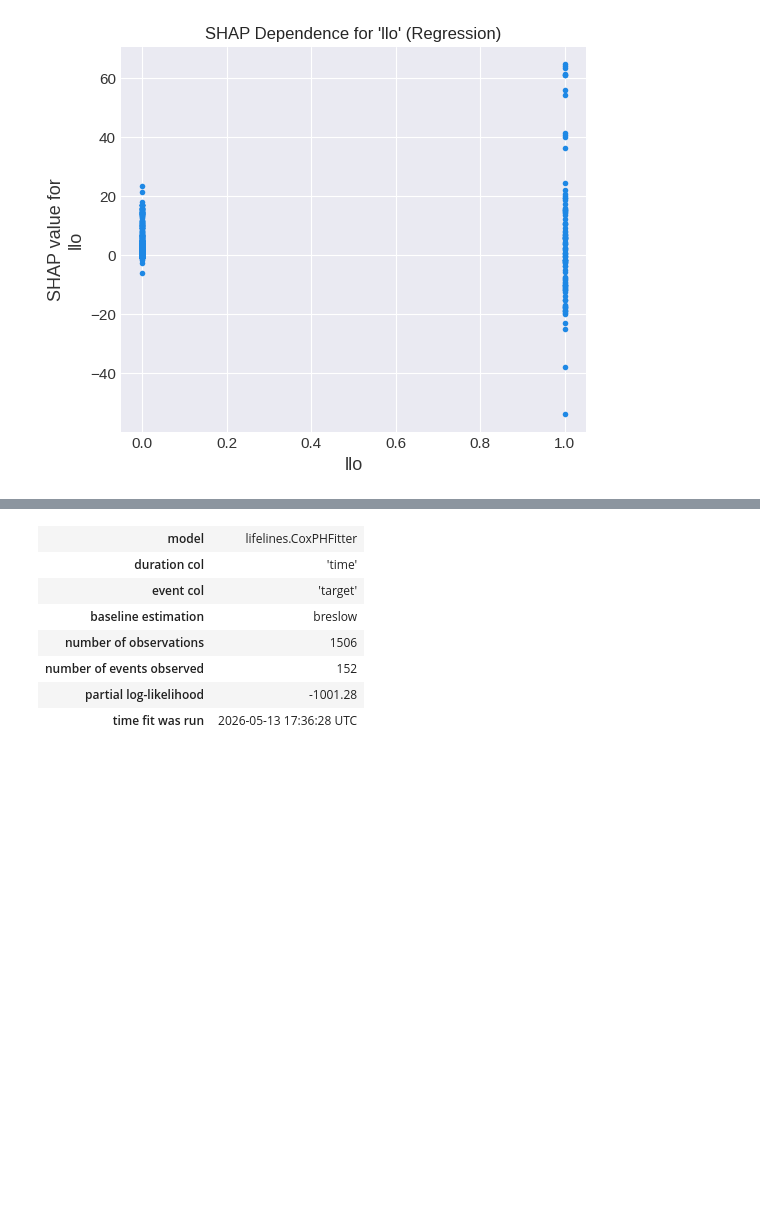
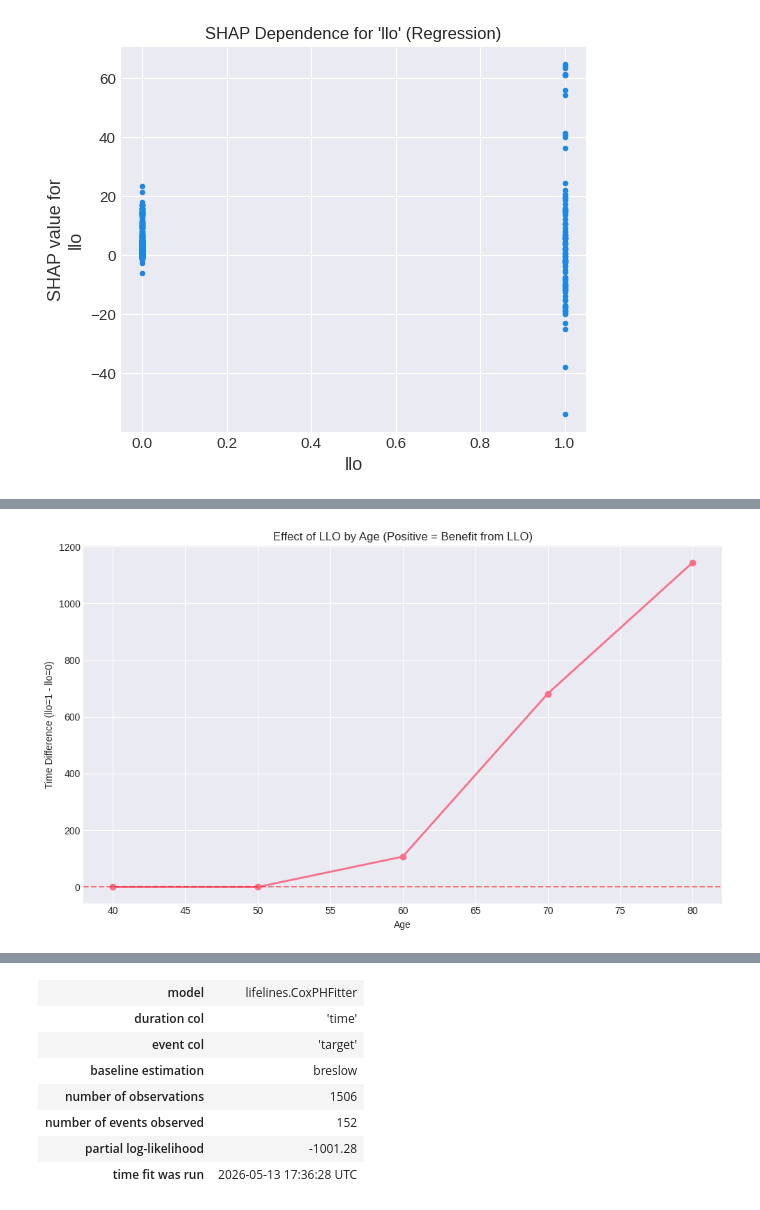
Before and after one commit to D2718281828nis/BioMedAI-Heart-Desease-LifeTime-Forecast, a Jupyter notebook: Analyse_LLO_feature_importance.ipynb, the cells around one changed output, grey strips where cells are left out. Cells and saved outputs as stored; diff of their text form; code cells hidden in the pictures; blank space fills up the shorter version.

```diff
--- a/Analyse_LLO_feature_importance.ipynb
+++ b/Analyse_LLO_feature_importance.ipynb
@@ -598,0 +849,84 @@ SHAP Interaction Plot for 'llo' and 'age':
+# %%
+# ## Method 2: Cox Model with Interaction Term
+
+# %% [code]
+# Prepare data with interaction term
+cph_data = df_upsampled[['time', 'target', 'llo', 'age', 'ef_hosp', 'crea']].copy()
+cph_data['llo_age_interaction'] = cph_data['llo'] * cph_data['age']
+
+# Fit Cox model with interaction
+cph_interaction = CoxPHFitter()
+cph_interaction.fit(cph_data, duration_col='time', event_col='target')
+
+# Print summary to see if interaction term is significant
+print("\nCox Model with LLO*Age Interaction:")
+cph_interaction.print_summary()
+
+# Create hypothetical patients with different ages and llo status
+ages = [40, 50, 60, 70, 80]
+predictions = []
+
+# Determine the maximum observed time for fallback
+max_observed_time = df_upsampled['time'].max()
+
+for age in ages:
+    # Create a base patient with median values for other features
+    base_data = cph_data.drop(columns=['time', 'target']).median().to_frame().T
+    base_data['age'] = age
+
+    # llo=0
+    pred_llo_0 = base_data.copy()
+    pred_llo_0['llo'] = 0
+    pred_llo_0['llo_age_interaction'] = 0 * age
+
+    # llo=1
+    pred_llo_1 = base_data.copy()
+    pred_llo_1['llo'] = 1
+    pred_llo_1['llo_age_interaction'] = 1 * age
+
+    # Get median survival time
+    median_time_llo_0 = None
+    median_time_llo_1 = None
+
+    try:
+        sf_llo_0 = cph_interaction.predict_survival_function(pred_llo_0).iloc[:, 0]
+        # If survival probability never drops below 0.5, use max_observed_time
+        if not sf_llo_0[sf_llo_0 <= 0.5].empty:
+            median_time_llo_0 = sf_llo_0[sf_llo_0 <= 0.5].index.min()
+        else:
+            median_time_llo_0 = max_observed_time # Fallback
+    except Exception as e_llo0:
+        print(f"Warning: Could not calculate median time for llo=0 at age {age}. Error: {e_llo0}")
+        median_time_llo_0 = max_observed_time # Fallback on error
+
+    try:
+        sf_llo_1 = cph_interaction.predict_survival_function(pred_llo_1).iloc[:, 0]
+        # If survival probability never drops below 0.5, use max_observed_time
+        if not sf_llo_1[sf_llo_1 <= 0.5].empty:
+            median_time_llo_1 = sf_llo_1[sf_llo_1 <= 0.5].index.min()
+        else:
+            median_time_llo_1 = max_observed_time # Fallback
+    except Exception as e_llo1:
+        print(f"Warning: Could not calculate median time for llo=1 at age {age}. Error: {e_llo1}")
+        median_time_llo_1 = max_observed_time # Fallback on error
+
+    predictions.append({
+        'age': age,
+        'median_time_llo_0': median_time_llo_0,
+        'median_time_llo_1': median_time_llo_1,
+        'time_difference': (median_time_llo_1 - median_time_llo_0) if median_time_llo_0 is not None and median_time_llo_1 is not None else None
+    })
+
+predictions_df = pd.DataFrame(predictions).dropna()
+
+# Plot the interaction effect
+plt.figure(figsize=(10, 6))
+plt.plot(predictions_df['age'], predictions_df['time_difference'], 'o-', linewidth=2)
+plt.axhline(y=0, color='r', linestyle='--', alpha=0.5)
+plt.xlabel('Age')
+plt.ylabel('Time Difference (llo=1 - llo=0)')
+plt.title('Effect of LLO by Age (Positive = Benefit from LLO)')
+plt.grid(True)
+plt.tight_layout()
+plt.show()
+# %% [output]
@@ -598,0 +952 @@ SHAP Interaction Plot for 'llo' and 'age':
+[figure, added]
```
Also changed, not shown: parts of 15 cells of this notebook.
